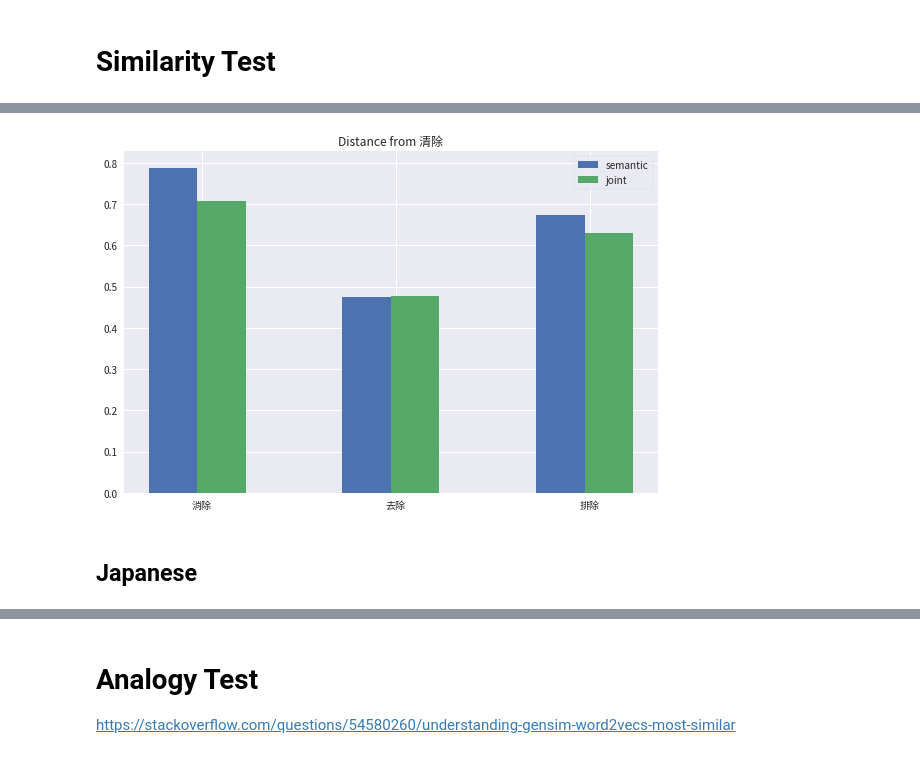
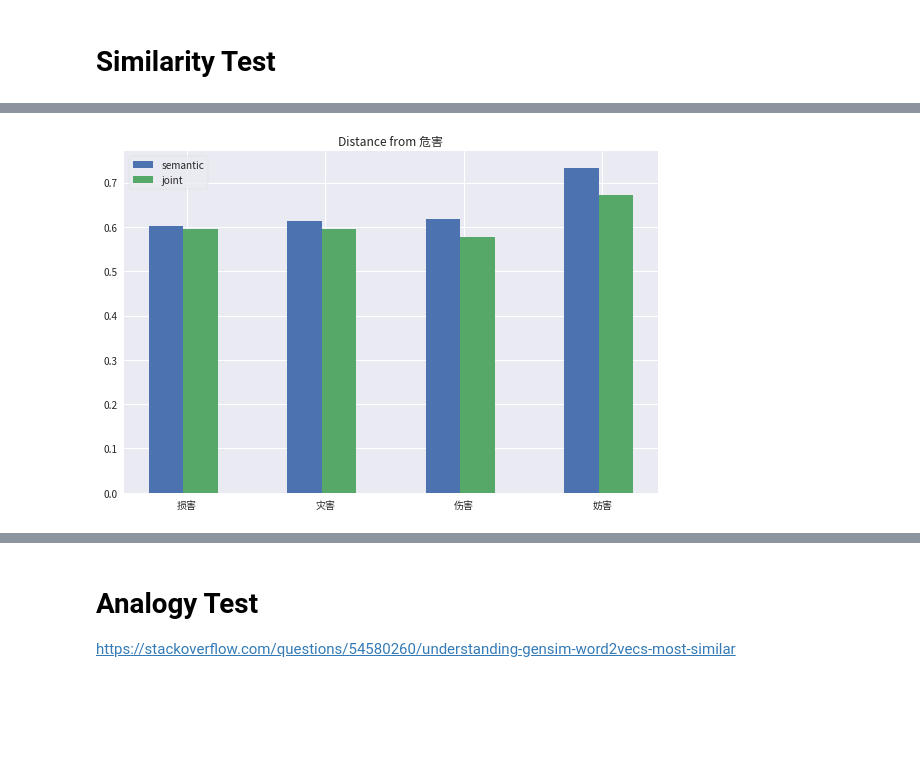
Before and after one commit to windsuzu/Joint-Semantic-Phonetic-Embedding, a Jupyter notebook: experiments/main/analyze_embedding.ipynb, the cells around one changed output, grey strips where cells are left out. Saved outputs shown, nothing was run; the diff lists cells and outputs as text; code cells hidden in the pictures; blank space fills up the shorter version.

```diff
--- a/experiments/main/analyze_embedding.ipynb
+++ b/experiments/main/analyze_embedding.ipynb
@@ -173,8 +140,9 @@ def create_embedding_heatmap(word2vec, words: List[str], features=20):
 # %% [markdown]
 # Similarity Test
 # %%
-def test_similarity(*words, emb1, emb2):
-    words = list(map(cc.convert, words))
+def test_similarity(*words, emb1, emb2, is_zh=True):
+    if is_zh:
+        words = list(map(cc.convert, words))
     distance1 = emb1.distances(words[0], words[1:])
     distance2 = emb2.distances(words[0], words[1:])
 
@@ -196,6 +170,4 @@ def test_similarity(*words, emb1, emb2):
 # %%
-test_similarity("清除", "消除", "去除", "排除", emb1=ch_word2vec, emb2=chm_word2vec)
+test_similarity("危害", "損害", "災害", "傷害", "妨害", emb1=ch_word2vec, emb2=chm_word2vec)
 # %% [output]
-[figure, old version]
+[figure, new version]
-# %% [markdown]
-## Japanese
```
Also changed, not shown: parts of 43 cells of this notebook.
